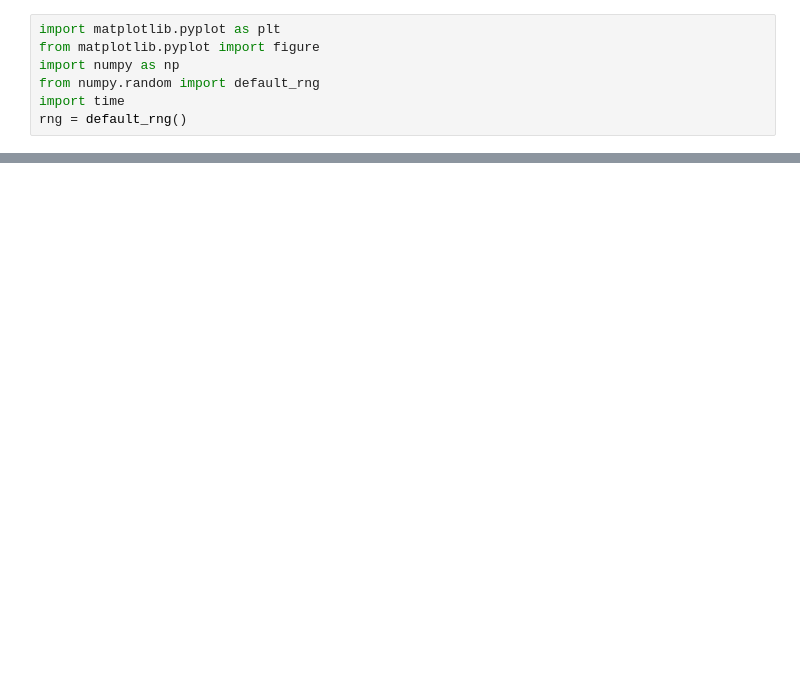
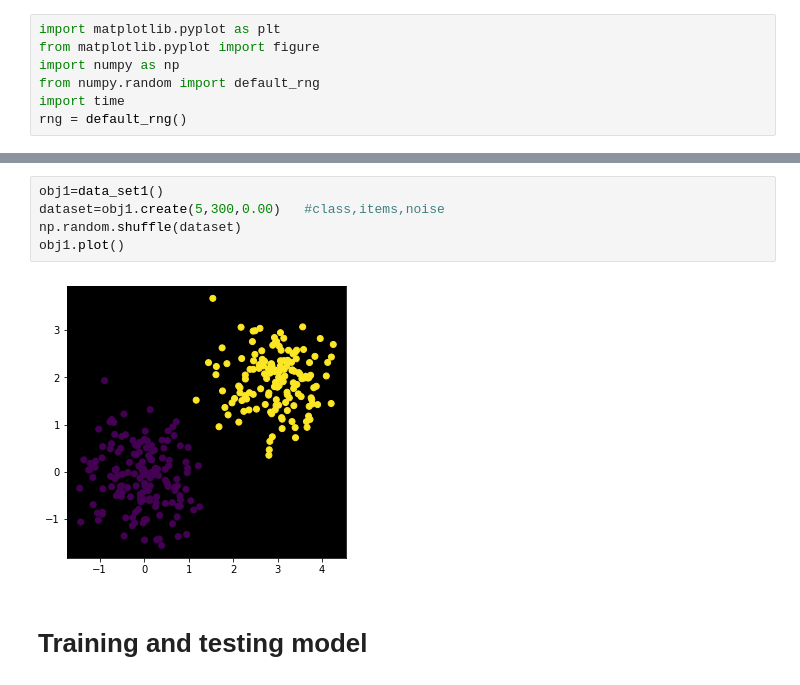
Before and after one commit to Harshpatel44/sigmoid-neural-net-classifier, a Jupyter notebook: neural net.ipynb, the cells around one changed output, grey strips where cells are left out. Drawn from its saved outputs; the diff is of its cells as text; blank space fills up the shorter version.

Commit message:
changes made, model updated, code structured

```diff
--- a/neural net.ipynb
+++ b/neural net.ipynb
@@ -124,0 +54,9 @@ Training Accuracy 90.89%
+# %%
+obj1=data_set1()
+dataset=obj1.create(5,300,0.00)   #class,items,noise
+np.random.shuffle(dataset)
+obj1.plot()
+# %% [output]
+[figure, added]
+# %% [markdown]
+# Training and testing model
```
Also changed, not shown: parts of 7 cells of this notebook.
